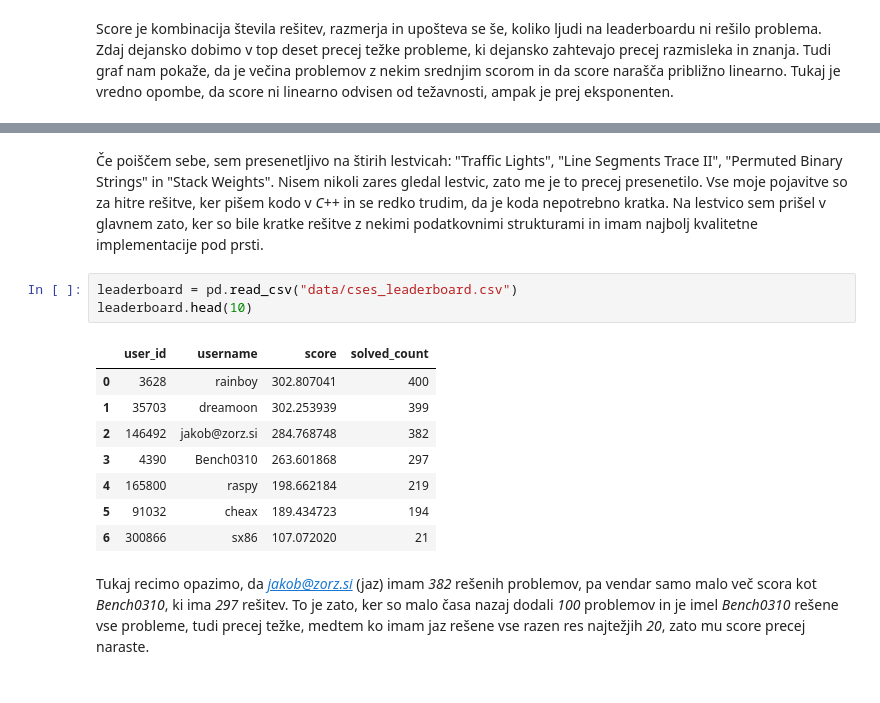
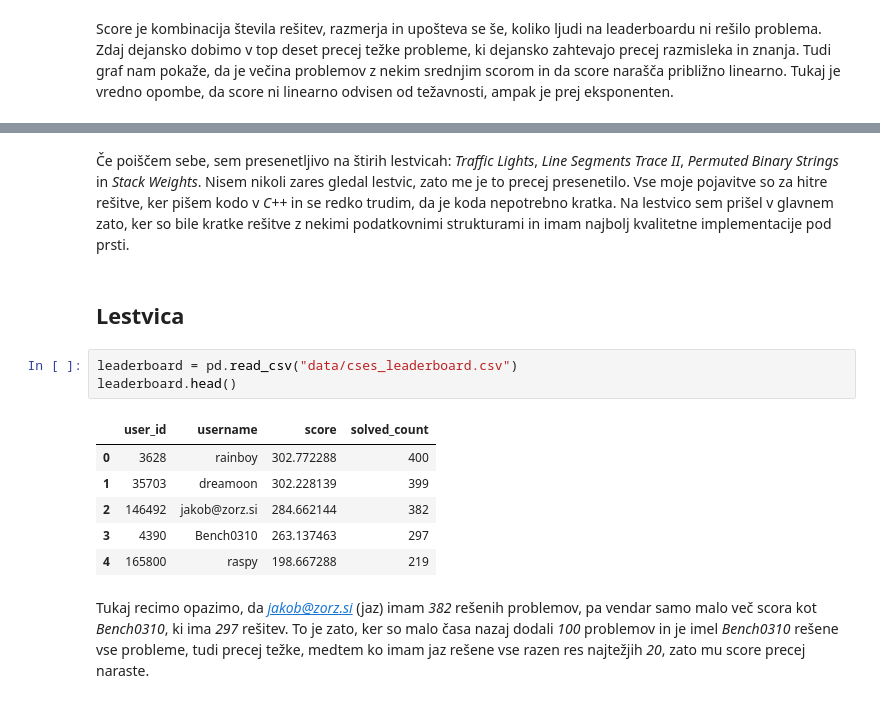
Before and after one commit to Zorz42/uvp-projektna, a Jupyter notebook: notebook.ipynb, the cells around one changed output, grey strips where cells are left out. Saved outputs shown, nothing was run; the diff lists cells and outputs as text.

```diff
--- a/notebook.ipynb
+++ b/notebook.ipynb
@@ -212,17 +222,17 @@ users[users["username"] == "jakob@zorz.si"]
 # %% [markdown]
-Če poiščem sebe, sem presenetljivo na štirih lestvicah: "Traffic Lights", "Line Segments Trace II", "Permuted Binary Strings" in "Stack Weights".
+Če poiščem sebe, sem presenetljivo na štirih lestvicah: *Traffic Lights*, *Line Segments Trace II*, *Permuted Binary Strings* in *Stack Weights*.
 Nisem nikoli zares gledal lestvic, zato me je to precej presenetilo. Vse moje pojavitve so za hitre rešitve, ker pišem kodo v *C++* in se redko trudim, da je koda nepotrebno kratka. Na lestvico sem prišel v glavnem zato, ker so bile kratke rešitve z nekimi podatkovnimi strukturami in imam najbolj kvalitetne implementacije pod prsti.
+# %% [markdown]
+## Lestvica
 # %%
 leaderboard = pd.read_csv("data/cses_leaderboard.csv")
-leaderboard.head(10)
+leaderboard.head()
 # %% [output]
 |  | user_id | username | score | solved_count |
-| 0 | 3628 | rainboy | 302.807041 | 400 |
-| 1 | 35703 | dreamoon | 302.253939 | 399 |
-| 2 | 146492 | jakob@zorz.si | 284.768748 | 382 |
-| 3 | 4390 | Bench0310 | 263.601868 | 297 |
-| 4 | 165800 | raspy | 198.662184 | 219 |
-| 5 | 91032 | cheax | 189.434723 | 194 |
-| 6 | 300866 | sx86 | 107.072020 | 21 |
+| 0 | 3628 | rainboy | 302.772288 | 400 |
+| 1 | 35703 | dreamoon | 302.228139 | 399 |
+| 2 | 146492 | jakob@zorz.si | 284.662144 | 382 |
+| 3 | 4390 | Bench0310 | 263.137463 | 297 |
+| 4 | 165800 | raspy | 198.667288 | 219 |
 # %% [markdown]
 Tukaj recimo opazimo, da *jakob@zorz.si* (jaz) imam *382* rešenih problemov, pa vendar samo malo več scora kot *Bench0310*, ki ima *297* rešitev. To je zato, ker so malo časa nazaj dodali *100* problemov in je imel *Bench0310* rešene vse probleme, tudi precej težke, medtem ko imam jaz rešene vse razen res najtežjih *20*, zato mu score precej naraste.
```
Also changed, not shown: parts of 17 cells of this notebook, 1 other file.
